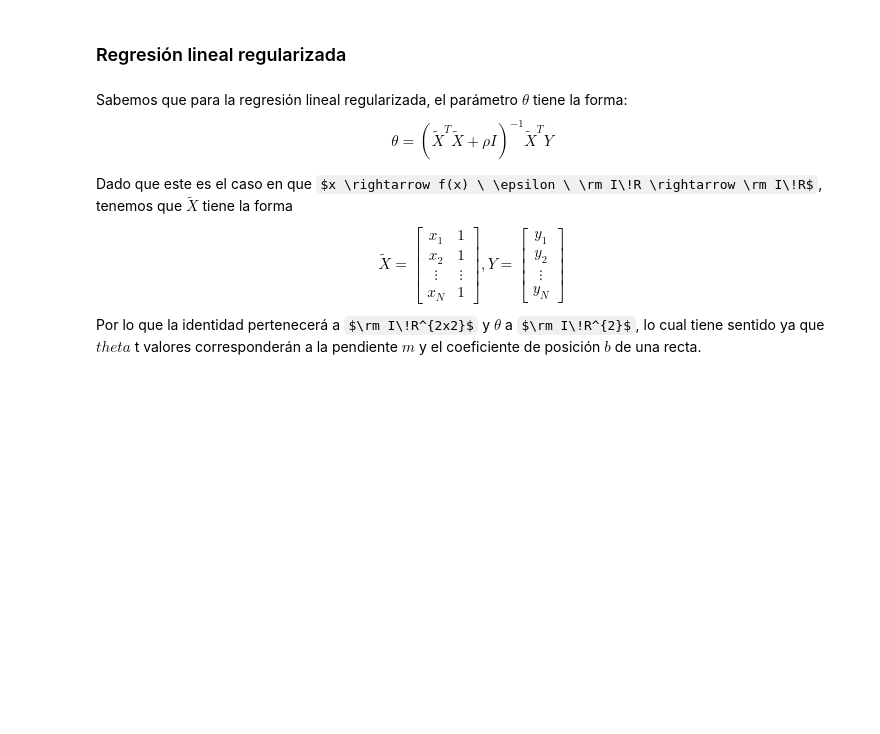
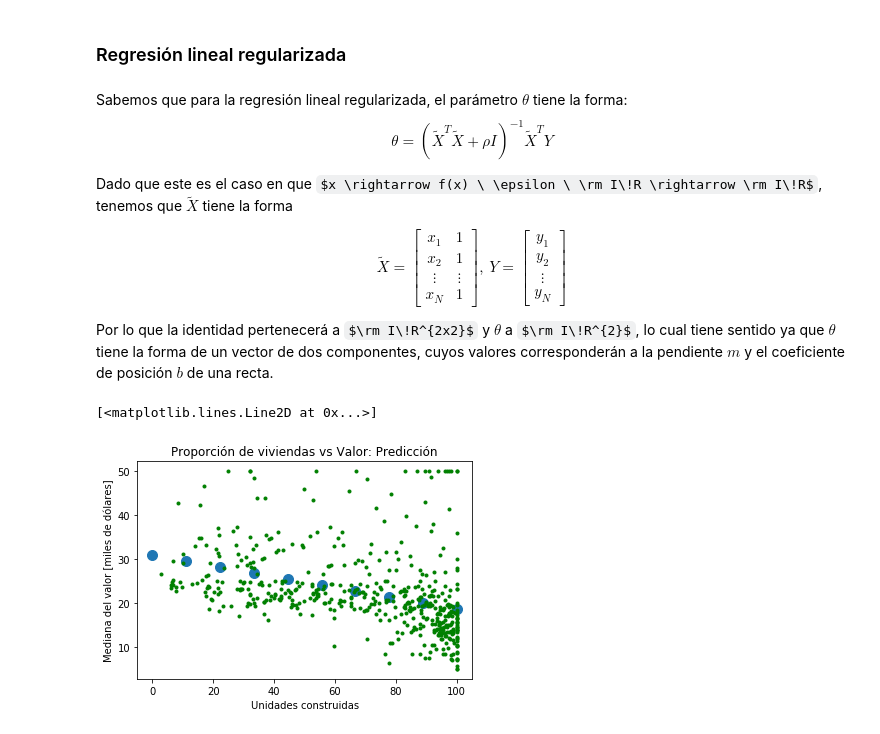
Before and after one commit to martinKindall/aprendizaje_probabilistico_uchile, a Jupyter notebook: Tarea1/tarea1_martin_cornejo.ipynb, the cells around one changed output. Saved outputs shown, nothing was run; the diff lists cells and outputs as text; code cells hidden in the pictures; some formulas as TeX source; blank space fills up the shorter version.

Commit message:
Se calcula theta segun la solucion regularizada, el parametro rho se debe ir variando para ajustar la recta

```diff
--- a/Tarea1/tarea1_martin_cornejo.ipynb
+++ b/Tarea1/tarea1_martin_cornejo.ipynb
@@ -49,6 +40,7 @@ Sabemos que para la regresión lineal regularizada, el parámetro $\theta$ tiene
 \end{equation}
 
 Dado que este es el caso en que $x \rightarrow f(x) \ \epsilon \ \rm I\!R \rightarrow \rm I\!R$, tenemos que $\tilde{X}$ tiene la forma
+
 \begin{equation}
 \tilde{X} = \begin{bmatrix}
            x_{1} & 1\\
@@ -56,11 +48,21 @@ Dado que este es el caso en que $x \rightarrow f(x) \ \epsilon \ \rm I\!R \right
            \vdots & \vdots \\
            x_{N} & 1
          \end{bmatrix}
-, Y = \begin{bmatrix}
+, \ Y = \begin{bmatrix}
            y_{1} \\
            y_{2} \\
            \vdots \\
            y_{N}
          \end{bmatrix}
 \end{equation}
-Por lo que la identidad pertenecerá a $\rm I\!R^{2x2}$ y $\theta$ a $\rm I\!R^{2}$, lo cual tiene sentido ya que $theta$ t valores corresponderán a la pendiente $m$ y el coeficiente de posición $b$ de una recta.
+
+Por lo que la identidad pertenecerá a $\rm I\!R^{2x2}$ y $\theta$ a $\rm I\!R^{2}$, lo cual tiene sentido ya que $\theta$ tiene la forma de un vector de dos componentes, cuyos valores corresponderán a la pendiente $m$ y el coeficiente de posición $b$ de una recta.
+# %%
+x_tilda = np.array([x, np.ones(len(x))]).transpose()
+y_reg = y
+rho = 0
+identidad = np.identity(2)
+
+mul1 = np.linalg.inv(np.add(np.matmul(x_tilda.transpose(), x_tilda), np.dot(identidad, rho)))
+mul2 = np.matmul(x_tilda.transpose(), y_reg)
+theta = np.matmul(mul1, mul2)
@@ -66,0 +72,13 @@ Por lo que la identidad pertenecerá a $\rm I\!R^{2x2}$ y $\theta$ a $\rm I\!R^{
+# %%
+def recta(x):
+    return x * theta[0] + theta[1]
+
+x_recta = np.linspace(0, 100, 10)
+plt.title("Proporción de viviendas vs Valor: Predicción")
+plt.xlabel("Unidades construidas")
+plt.ylabel("Mediana del valor [miles de dólares]")
+plt.scatter(x_recta,recta(x_recta), s=100)
+plt.plot(x,y, 'g.', linewidth=500)
+# %% [output]
+[<matplotlib.lines.Line2D at 0x...>]
+[figure, added]
```
Also changed, not shown: parts of 2 cells of this notebook.
